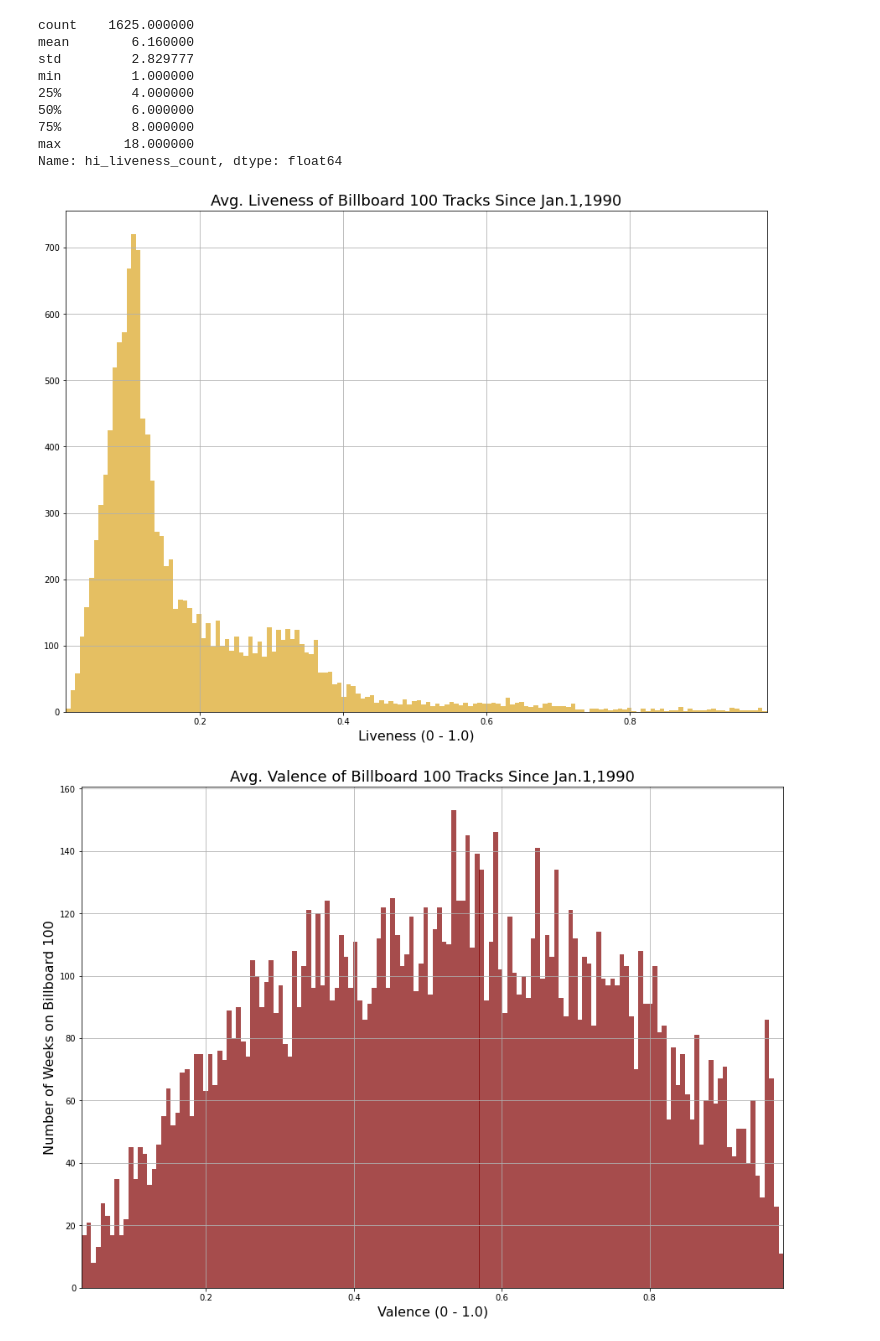
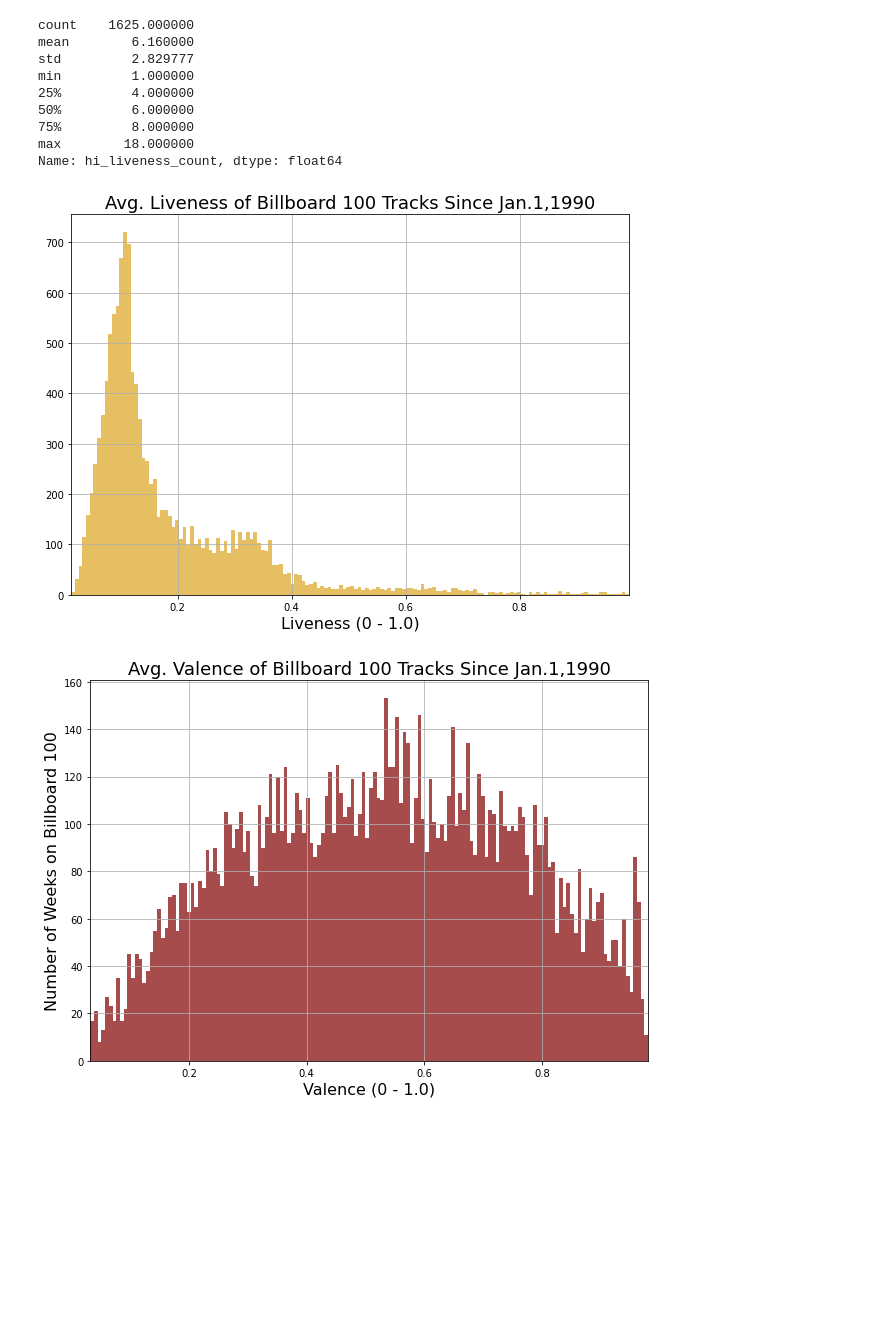
Before and after one commit to TaylorVellios/Spotify_and_the_Billboard_100, a Jupyter notebook: Plotting_Billboard_Spotify_Data.ipynb, the cells around one changed output. Cells and saved outputs as stored; diff of their text form; code cells hidden in the pictures; blank space fills up the shorter version.

Commit message:
5.31 Plots

```diff
--- a/Plotting_Billboard_Spotify_Data.ipynb
+++ b/Plotting_Billboard_Spotify_Data.ipynb
@@ -797,12 +795,12 @@ min         1.000000
 max        18.000000
 Name: hi_liveness_count, dtype: float64
 # %%
-fig, ax = plt.subplots(figsize=(15,11))
-fig, val = plt.subplots(figsize=(15,11))
-fig, acous = plt.subplots(figsize=(15,11))
-fig, eng = plt.subplots(figsize=(15,11))
-fig, dance = plt.subplots(figsize=(15,11))
-fig, speech = plt.subplots(figsize=(15,11))
+fig, ax = plt.subplots(figsize=(10,7))
+fig, val = plt.subplots(figsize=(10,7))
+fig, acous = plt.subplots(figsize=(10,7))
+fig, eng = plt.subplots(figsize=(10,7))
+fig, dance = plt.subplots(figsize=(10,7))
+fig, speech = plt.subplots(figsize=(10,7))
 
 
 
@@ -848,32 +846,32 @@ eng.grid(zorder=3)
 
 eng.set_xlim(min(energy),max(energy))
 eng.set_title('Energy by Number of Weeks Charted', fontsize=18)
 eng.set_xlabel('Energy (0 - 1.0)', fontsize=16)
 eng.set_ylabel('Number of Weeks on Billboard 100', fontsize=16)
 #------------------------------------------------------
 
 dancing = all_tracks['danceability']
 dance.hist(dancing, alpha=0.7, bins=150, color='coral')
 dance.grid(zorder=3)
 
 dance.set_xlim(min(dancing),max(dancing))
 dance.set_title('Danceability by Number of Weeks Charted', fontsize=18)
 dance.set_xlabel('Danceability (0 - 1.0)', fontsize=16)
 dance.set_ylabel('Number of Weeks on Billboard 100', fontsize=16)
 
 #--------------------------------------------------------
 
 speak = all_tracks['speechiness']
 speech.hist(speak, alpha=0.7, bins=150)
 speech.grid(zorder=3)
 
 speech.set_xlim(min(speak),max(speak))
 speech.set_title('Speechiness in Billboard 100 Tracks Since Jan.1,1990', fontsize=18)
 speech.set_xticks(np.arange(0,1,step=0.1))
 speech.set_xlabel('Speechiness (0 - 1.0)', fontsize=16)
 speech.set_ylabel('Unique Billboard Tracks', fontsize=16)
 
 plt.show()
 # %% [output]
-[figure, old version]
+[figure, new version]
-[figure, old version]
+[figure, new version]
```
Also changed, not shown: parts of 91 cells of this notebook.
